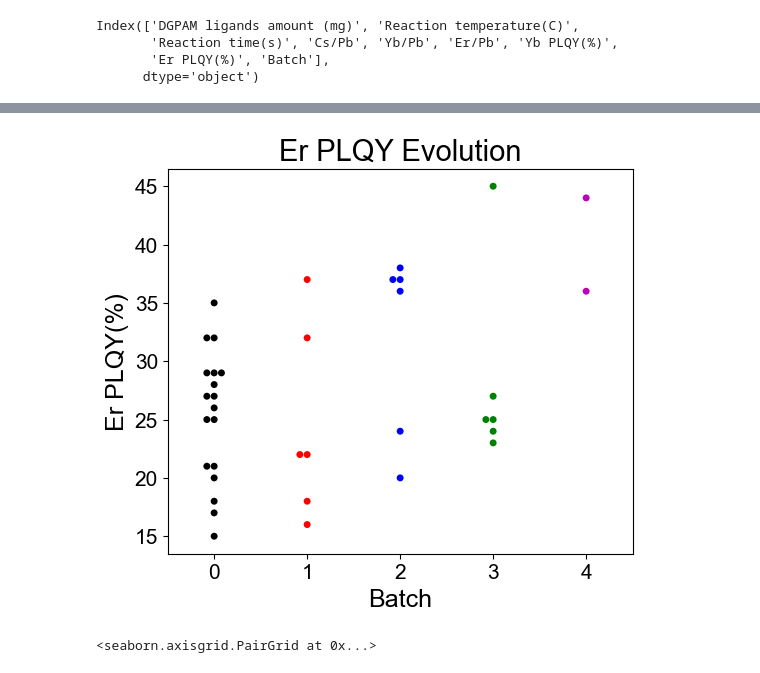
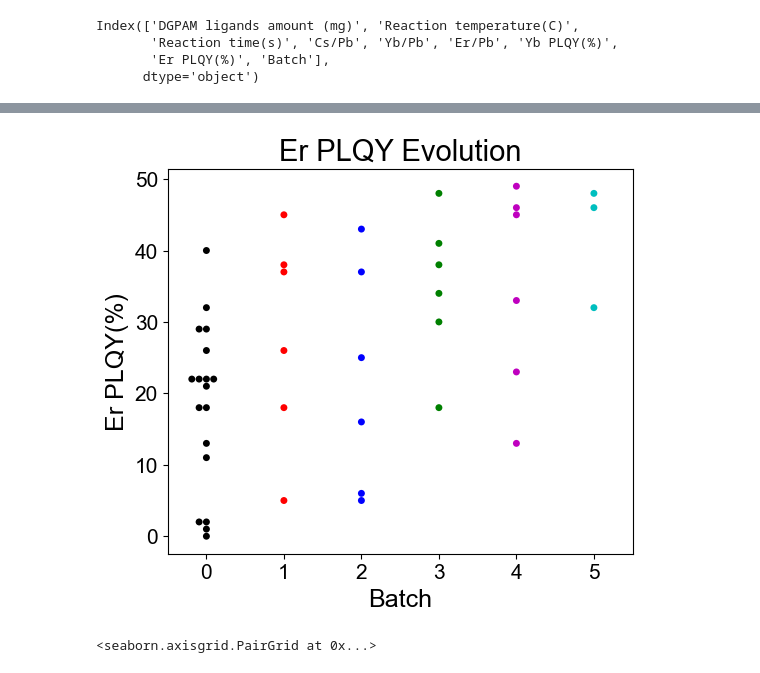
Before and after one commit to andrelowky/Optimization-of-Yb-Er-co-doped-CsPbCl3-NCs-with-DGPAM-ligands, a Jupyter notebook: optimization for NCs - codope data analysis.ipynb, the cells around one changed output, grey strips where cells are left out. Drawn from its saved outputs; the diff is of its cells as text; code cells hidden in the pictures.

```diff
--- a/optimization for NCs - codope data analysis.ipynb
+++ b/optimization for NCs - codope data analysis.ipynb
@@ -40,7 +40,7 @@ print(f"pytorch {torch.__version__}")
 print(f"gpytorch {gpytorch.__version__}")
 print(f"botorch {botorch.__version__}")
 
-df = pd.read_csv("codope_data.csv")
+df = pd.read_csv("codope_data camp2.csv")
 df
 # %% [output]
 numpy 2.2.6
@@ -222,26 +238,26 @@ fig_leg.set_frameon(False)
 # %%
 fig, ax = plt.subplots(1, 1, figsize=(6, 5))
 
 sb.swarmplot(df,
              x='Batch',
              y='Er PLQY(%)',
              hue='Batch',
-             palette=['k', 'r', 'b', 'g', 'm'],
+             palette=['k', 'r', 'b', 'g', 'm', 'c'],
              ax=ax, legend=False,
             )
 
 #ax.axhline(y=10, color='r', linestyle='--')
 #ax.axhline(y=30, color='b', linestyle='--')
 #ax.axhline(y=35, color='g', linestyle='--')
 
 ax.set_xlabel('Batch', fontsize=18)
 ax.set_ylabel('Er PLQY(%)', fontsize=18)
 
 ax.set_title("Er PLQY Evolution", fontsize=21)
 ax.tick_params(axis='both', which='major', labelsize=15)
 ax.tick_params(axis='both', which='minor', labelsize=15)
 # %% [output]
-[figure, old version]
+[figure, new version]
 # %%
 sb.pairplot(df,
             x_vars=['DGPAM ligands amount (mg)', 'Reaction temperature(C)','Reaction time(s)', 'Cs/Pb', 'Yb/Pb', 'Er/Pb'],
```
Also changed, not shown: parts of 8 cells of this notebook, 1 other file.
